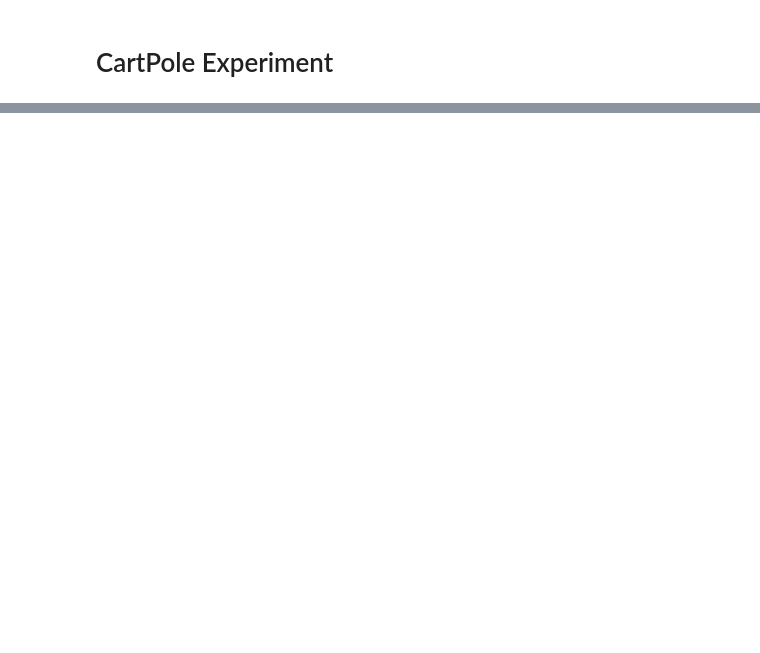
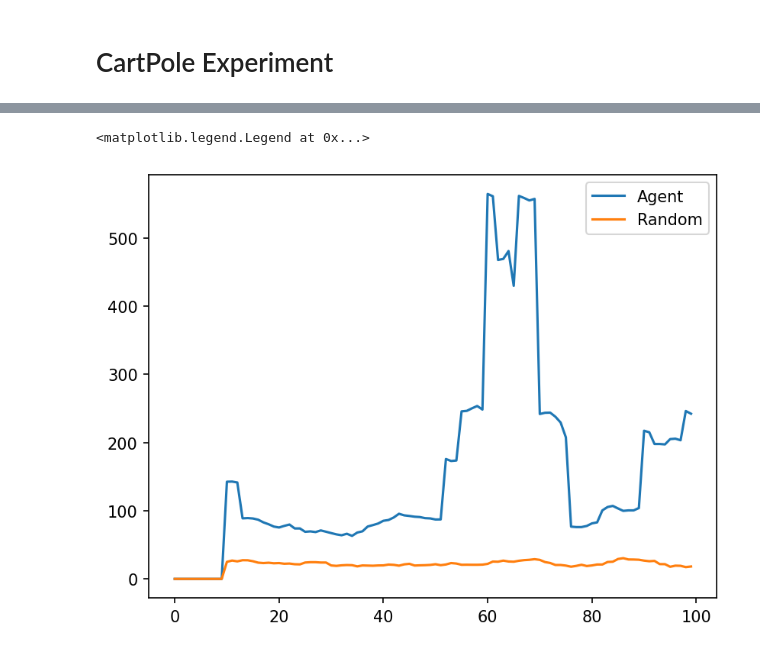
Before and after one commit to achyutha11/cartpole_experiments, a Jupyter notebook: cartpole_experiments.ipynb, the cells around one changed output, grey strips where cells are left out. Drawn from its saved outputs; the diff is of its cells as text; code cells hidden in the pictures; blank space fills up the shorter version.

```diff
--- a/cartpole_experiments.ipynb
+++ b/cartpole_experiments.ipynb
@@ -319,0 +274,40 @@ plt.legend()
+# %%
+done = False
+
+env = gym.make('CartPole-v1', render_mode='rgb_array')
+agent.state = env.reset()[0]
+agent_lengths = []
+
+for i in tqdm(range(100)):
+
+    env.reset()
+
+    ep_length = 0
+
+    done = False
+
+    while not done:
+        _, _, _, _, done = agent.take_step(env)
+        ep_length += 1
+
+    agent_lengths.append(ep_length)
+# %%
+done = False
+
+env = gym.make('CartPole-v1', render_mode='rgb_array')
+random_lengths = []
+
+for i in tqdm(range(100)):
+
+    env.reset()
+
+    done = False
+
+    ep_length = 0
+
+    while not done:
+        action = np.random.randint(0, 2)
+        _, _, done, _, _ = env.step(action)
+        ep_length += 1
+
+    random_lengths.append(ep_length)
@@ -320,3 +322,10 @@ plt.legend()
+# %%
+plt.plot(np.arange(100), rolling_average(agent_lengths, 10), label='Agent')
+plt.plot(np.arange(100), rolling_average(random_lengths, 10 ), label='Random')
+plt.legend()
+# %% [output]
+<matplotlib.legend.Legend at 0x...>
+[figure, added]
 # %%
 env = gym.make('CartPole-v1', render_mode='rgb_array')
 agent.state = env.reset()[0]
```
Also changed, not shown: parts of 14 cells of this notebook.
